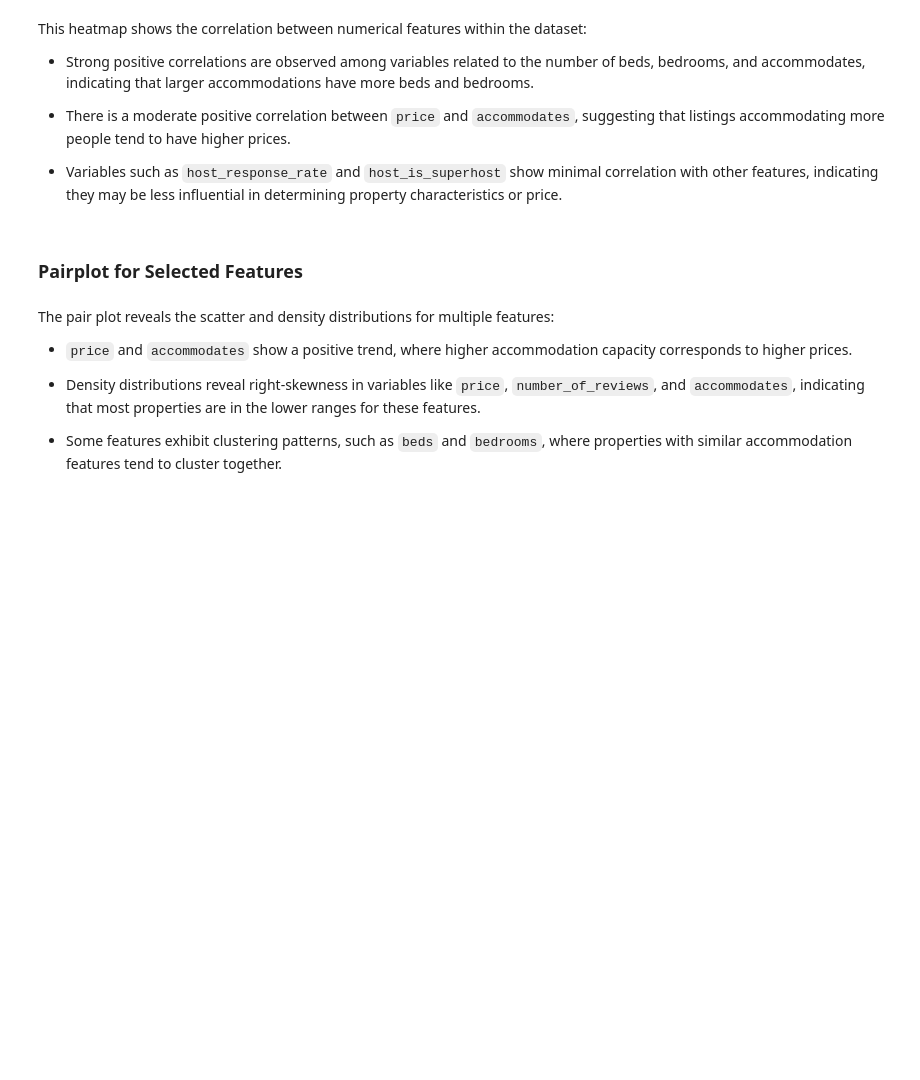
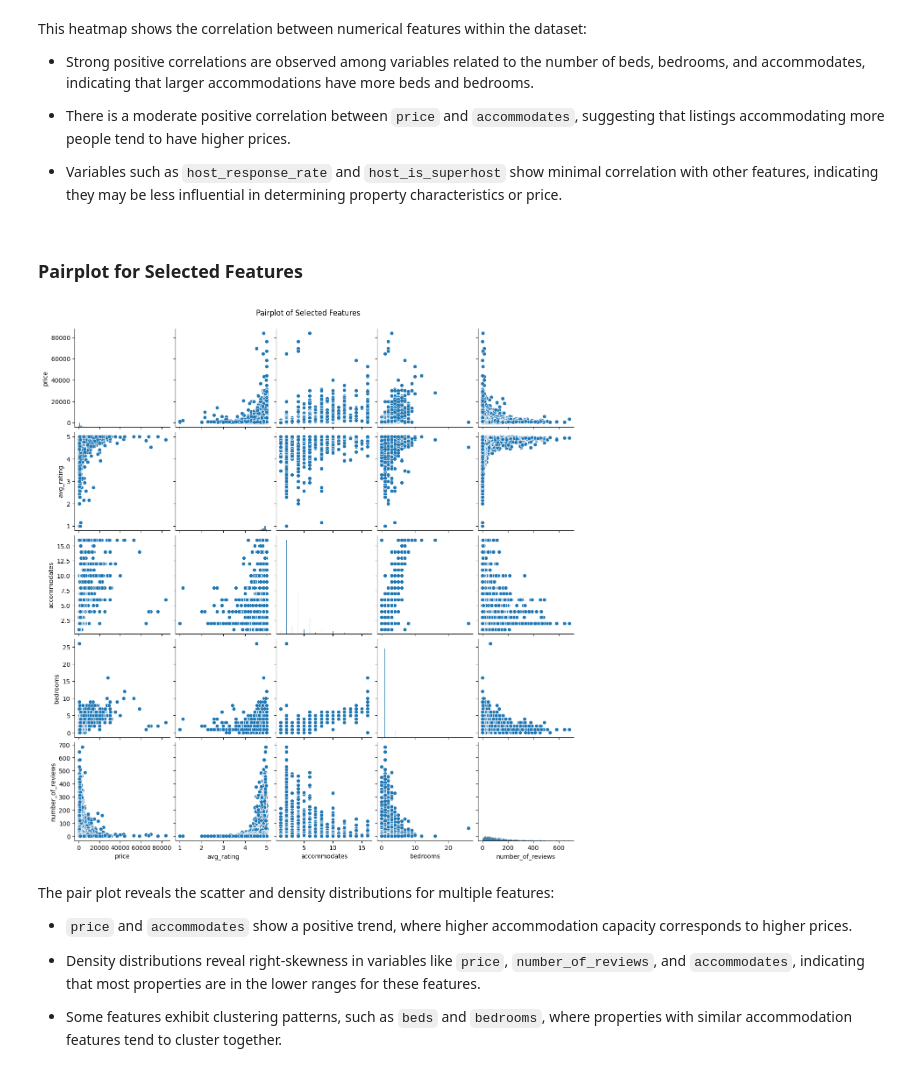
Before and after one commit to kev065/airbnb, a Jupyter notebook: notebook.ipynb, the cells around one changed output. Saved outputs shown, nothing was run; the diff lists cells and outputs as text; code cells hidden in the pictures; blank space fills up the shorter version.

```diff
--- a/notebook.ipynb
+++ b/notebook.ipynb
@@ -830,13 +859,15 @@ This heatmap shows the correlation between numerical features within the dataset
 # %% [markdown]
 ### Pairplot for Selected Features
 # %%
-# # Selecting a subset of features for pairplot
-# selected_features = capetown_airbnb_df[['price', 'avg_rating', 'accommodates', 'bedrooms', 'number_of_reviews']]
+# Selecting a subset of features for pairplot
+selected_features = capetown_airbnb_df[['price', 'avg_rating', 'accommodates', 'bedrooms', 'number_of_reviews']]
 
-# # Create pairplot
-# sns.pairplot(selected_features)
-# plt.suptitle('Pairplot of Selected Features', y=1.02)  # Adjust the title position
-# plt.show()
+# Create pairplot
+sns.pairplot(selected_features)
+plt.suptitle('Pairplot of Selected Features', y=1.02)  # Adjust the title position
+plt.show()
+# %% [output]
+[figure, added]
 # %% [markdown]
 The pair plot reveals the scatter and density distributions for multiple features:
 
```
Also changed, not shown: parts of 48 cells of this notebook.
